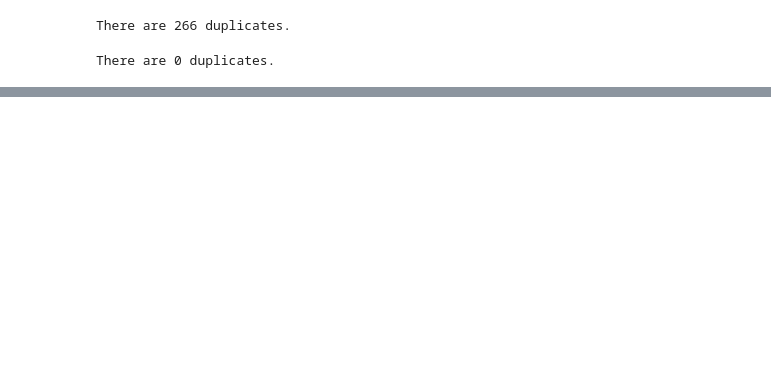
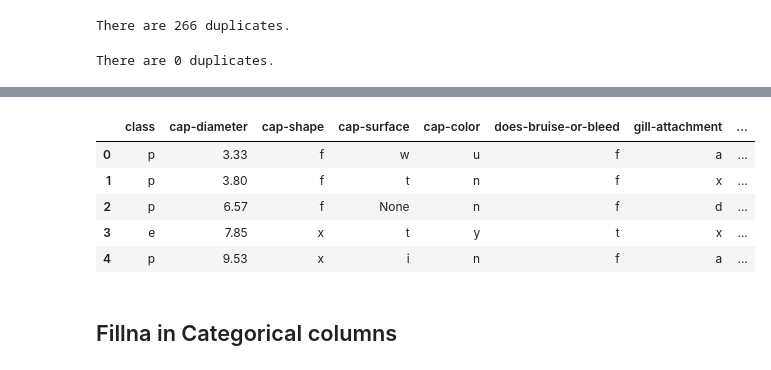
Before and after one commit to abcd-EGH/kaggle, a Jupyter notebook: pg48/pg-s4e8.ipynb, the cells around one changed output, grey strips where cells are left out. Cells and saved outputs as stored; diff of their text form; code cells hidden in the pictures; blank space fills up the shorter version.

```diff
--- a/pg48/pg-s4e8.ipynb
+++ b/pg48/pg-s4e8.ipynb
@@ -65,0 +80,11 @@ len(train)
+# %%
+train = train.to_pandas()
+# 수치형 컬럼의 결측치를 평균값으로 대체
+numeric_cols = train.select_dtypes(include=[np.number]).columns
+for col in numeric_cols:
+    train[col] = train[col].fillna(train[col].mean())
+
+# 카테고리형 컬럼의 결측치를 'known' 문자열로 대체
+category_cols = train.select_dtypes(include=[object]).columns
+for col in category_cols:
+    train[col] = train[col].fillna('known')
@@ -111,0 +351,27 @@ shape: (1, 21)
+# %%
+import pandas as pd
+from sklearn.impute import KNNImputer
+
+train_impute = train_ric.copy()
+
+# 결측치를 대체할 특정 컬럼 리스트
+columns_to_impute = ['cap-diameter']
+
+# KNNImputer 객체 생성
+imputer = KNNImputer(n_neighbors=5)  # n_neighbors는 K 값 (K-최근접 이웃 수)
+
+# 데이터프레임에서 대체할 컬럼만 선택
+data_to_impute = train_impute[columns_to_impute]
+
+# KNN을 사용하여 결측치 대체
+imputed_data = imputer.fit_transform(data_to_impute)
+# test 셋의 경우
+# imputed_data = imputer.transform(data_to_impute)
+
+# 결과를 데이터프레임으로 변환
+imputed_df = pd.DataFrame(imputed_data, columns=columns_to_impute)
+
+# 원래 데이터프레임에 대체된 값 통합
+train_impute[columns_to_impute] = imputed_df
+
+del train_ric, imputed_data, imputed_df
@@ -111,0 +407,16 @@ shape: (1, 21)
+# %%
+train_drop = train_impute.copy()
+train_drop = train_drop.drop(columns = ['veil-type', 'has-ring', 'veil-color', 'spore-print-color'])
+
+del train_impute
+# %%
+train_drop.head()
+# %% [output]
+|  | class | cap-diameter | cap-shape | cap-surface | cap-color | does-bruise-or-bleed | gill-attachment | ... |
+| 0 | p | 3.33 | f | w | u | f | a | ... |
+| 1 | p | 3.80 | f | t | n | f | x | ... |
+| 2 | p | 6.57 | f | None | n | f | d | ... |
+| 3 | e | 7.85 | x | t | y | t | x | ... |
+| 4 | p | 9.53 | x | i | n | f | a | ... |
+# %% [markdown]
+## Fillna in Categorical columns
```
Also changed, not shown: parts of 38 cells of this notebook.
